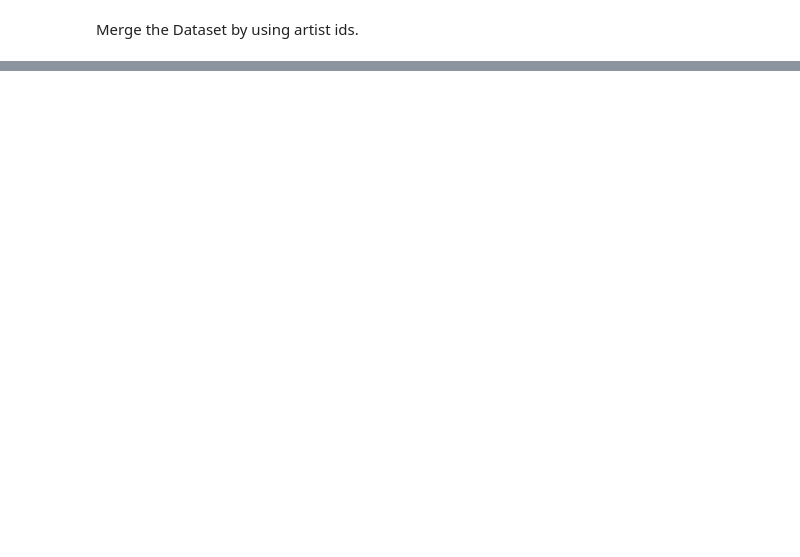
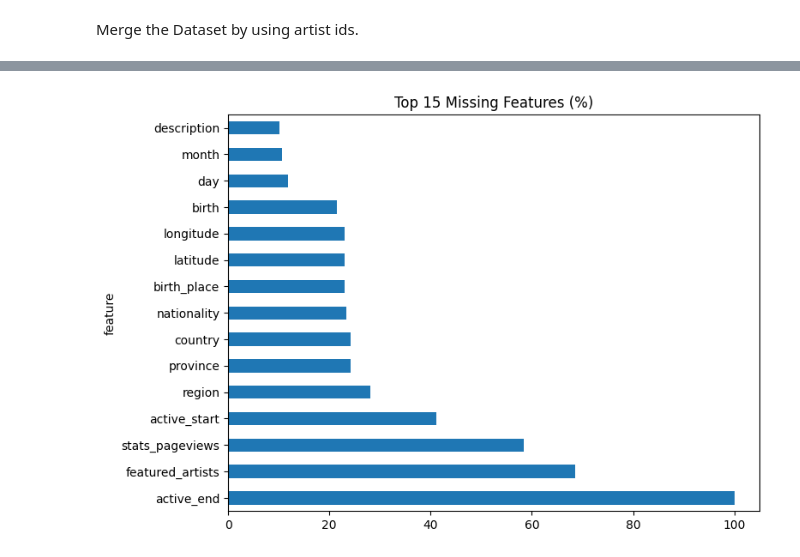
Before and after one commit to simonegrandinetti/ML_first_project, a Jupyter notebook: main_project.ipynb, the cells around one changed output, grey strips where cells are left out. Cells and saved outputs as stored; diff of their text form; code cells hidden in the pictures; blank space fills up the shorter version.

```diff
--- a/main_project.ipynb
+++ b/main_project.ipynb
@@ -22,6 +38,10 @@ df_track.head()
 # %% [markdown]
 Merge the Dataset by using artist ids.
 # %%
-df = pd.merge(df_artist, df_track, left_on="id_author", right_on="id_artist")
+df = pd.merge(df_artist, df_track, left_on="id_author", right_on="id_artist", validate="one_to_many")
+df = df.rename(columns={"id": "id_song"})
 df.full_title.value_counts(), df.name.unique().value_counts()
+print(f"Number of unique full titles after merge: {df.full_title.nunique()} vs original {df_track.full_title.nunique()}")
+print(f"Number of unique names after merge: {df.name.nunique()} vs original {df_artist.name.nunique()}")
+df.head()
 # %% [output]
@@ -44,0 +97,2 @@ df.full_title.value_counts(), df.name.unique().value_counts()
+# %%
+df.drop(columns=["album", "title"], inplace=True)
@@ -44,0 +102,71 @@ df.full_title.value_counts(), df.name.unique().value_counts()
+# %%
+# Replace empty strings with NaN
+df = df.replace(r'^\s*$', np.nan, regex=True)
+
+# Artist variables missing values
+missing_values_artist = {"birth": df.birth_date.isna().sum(),
+                         "birth_place": df.birth_place.isna().sum(),
+                         "nationality": df.nationality.isna().sum(),
+                         "province": df.province.isna().sum(),
+                         "region": df.region.isna().sum(),
+                         "country": df.country.isna().sum(),
+                         "latitude": df.latitude.isna().sum(),
+                         "longitude": df.longitude.isna().sum(),
+                         "active_start": df.active_start.isna().sum(),
+                         "active_end": df.active_end.isna().sum(),
+                         "description": df.description.isna().sum()}
+
+# Release date variables missing values
+missing_values_album_release_date = {"date": df.album_release_date.isna().sum(),
+                                     "year": df.year.isna().sum(),
+                                     "month": df.month.isna().sum(),
+                                     "day": df.day.isna().sum()}
+
+# Numeric audio features missing values
+missing_values_audio_features = {"bpm": df.bpm.isna().sum(),
+                                 "centroid": df.centroid.isna().sum(),
+                                 "rolloff": df.rolloff.isna().sum(),
+                                 "flux": df.flux.isna().sum(),
+                                 "zero_crossing_rate": df.zcr.isna().sum(),
+                                 "flatness": df.flatness.isna().sum(),
+                                 "spectral_complexity": df.spectral_complexity.isna().sum(),
+                                 "pitch": df.pitch.isna().sum(),
+                                 "loudness": df.loudness.isna().sum()}
+
+# Song variables missing values
+missing_values_song = {"featured_artists": df.featured_artists.isna().sum(),
+                       "language": df.language.isna().sum(),
+                       "album_name": df.album_name.isna().sum(),
+                       "album_type": df.album_type.isna().sum(),
+                       "disc_number": df.disc_number.isna().sum(),
+                       "track_number": df.track_number.isna().sum(),
+                       "duration_ms": df.duration_ms.isna().sum(),
+                       "stats_pageviews": df.stats_pageviews.isna().sum(),
+                       "n_sentences": df.n_sentences.isna().sum(),
+                       "n_words": df.n_tokens.isna().sum(),
+                       "n_words_per_sentence": df.tokens_per_sent.isna().sum(),
+                       "char_per_word": df.char_per_tok.isna().sum(),
+                       "lexical_density": df.lexical_density.isna().sum(),
+                       "n_words_per_clause": df.avg_token_per_clause.isna().sum(),
+                       "explicit": df.explicit.isna().sum(),
+                       "popularity": df.popularity.isna().sum(),
+                       "lyrics": df.lyrics.isna().sum()}
+
+# Build one tidy summary table
+missing_summary = pd.concat([
+    pd.DataFrame(list(missing_values_artist.items()), columns=["feature", "missing_count"]).assign(group="artist"),
+    pd.DataFrame(list(missing_values_album_release_date.items()), columns=["feature", "missing_count"]).assign(group="release_date"),
+    pd.DataFrame(list(missing_values_audio_features.items()), columns=["feature", "missing_count"]).assign(group="audio"),
+    pd.DataFrame(list(missing_values_song.items()), columns=["feature", "missing_count"]).assign(group="song")
+], ignore_index=True)
+
+missing_summary["missing_pct"] = (100 * missing_summary["missing_count"] / len(df)).round(2)
+missing_summary = missing_summary.sort_values(["missing_pct", "missing_count"], ascending=False).reset_index(drop=True)
+
+# Pretty table
+import matplotlib
+missing_summary.style.background_gradient(subset=["missing_pct"], cmap="YlOrRd").format({"missing_pct": "{:.2f}%"})
+
+# Optional quick visual for top missing features
+missing_summary.head(15).plot.barh(x="feature", y="missing_pct", figsize=(8, 6), legend=False, title="Top 15 Missing Features (%)")
+# %% [output]
@@ -44,0 +174 @@ df.full_title.value_counts(), df.name.unique().value_counts()
+[figure, added]
```
Also changed, not shown: parts of 10 cells of this notebook, 2 other files.
